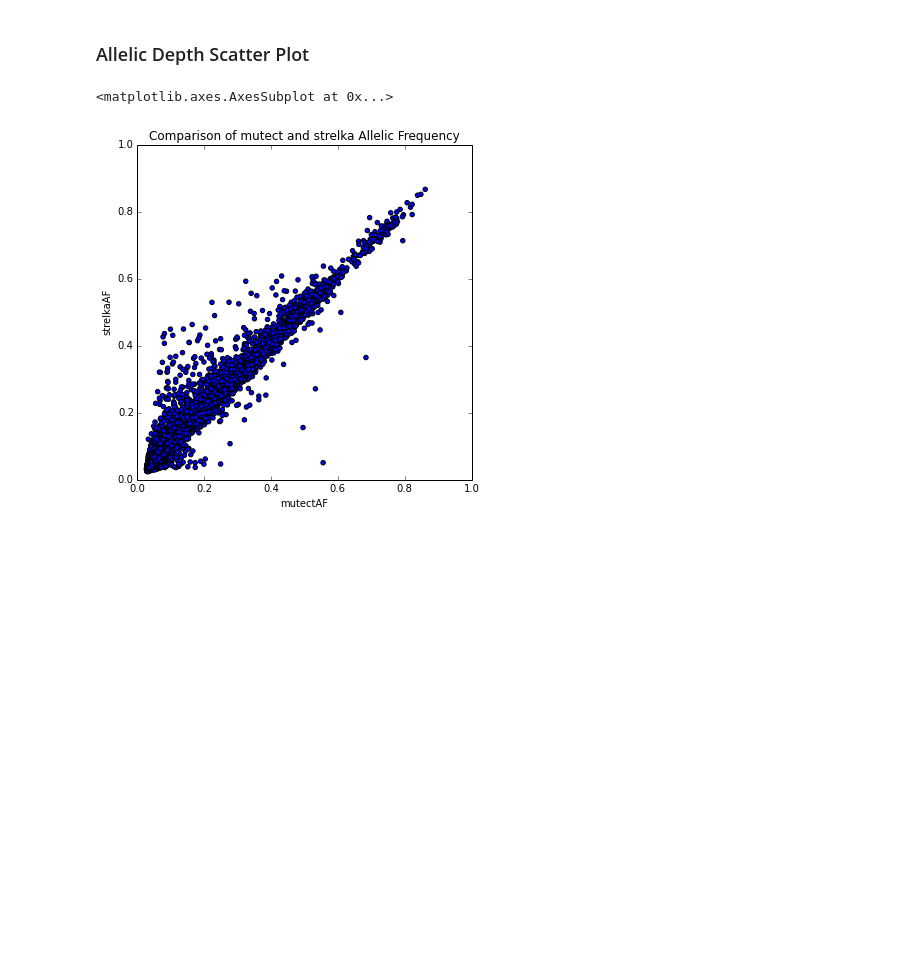
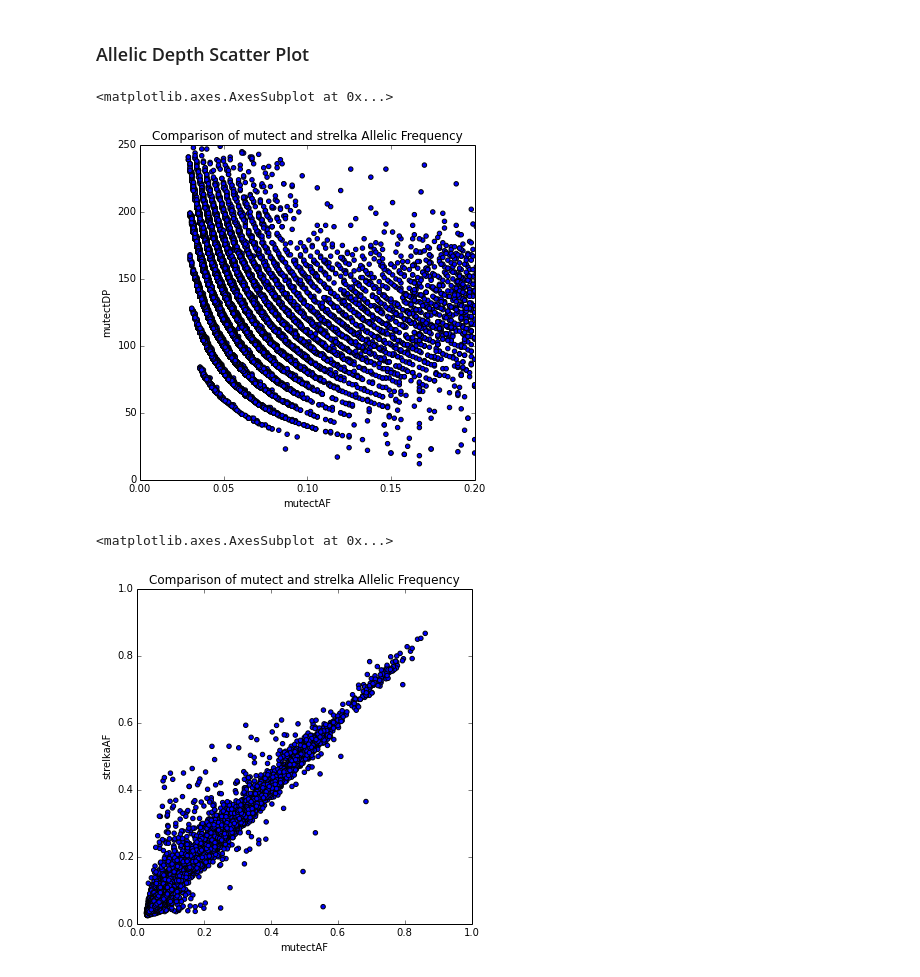
Before and after one commit to hartwigmedical/scripts, a Jupyter notebook: ipython/SuspiciousSampleAnalysisExample.ipynb, the cells around one changed output. Saved outputs shown, nothing was run; the diff lists cells and outputs as text; code cells hidden in the pictures; blank space fills up the shorter version.

```diff
--- a/ipython/SuspiciousSampleAnalysisExample.ipynb
+++ b/ipython/SuspiciousSampleAnalysisExample.ipynb
@@ -131,3 +164,15 @@ for columnName in list(snpdf):
 # %% [markdown]
 ### Allelic Depth Scatter Plot
+# %%
+#AD vs DP single caller
+caller1 = 'mutect'
+tempdf = df[(df[caller1+'allele']!='')&(df[caller2+'allele']!='')]
+tempdf.head()
+tempdf.plot.scatter(caller1+'AF',caller1+'DP' \
+                        ,figsize=[6,6] \
+                        ,title="Comparison of "+caller1+" and "+caller2+" Allelic Frequency" \
+                        ,xlim=[0,0.2],ylim=[0,250])
+# %% [output]
+<matplotlib.axes.AxesSubplot at 0x...>
+[figure, added]
 # %%
```
Also changed, not shown: parts of 11 cells of this notebook, 2 other files.
